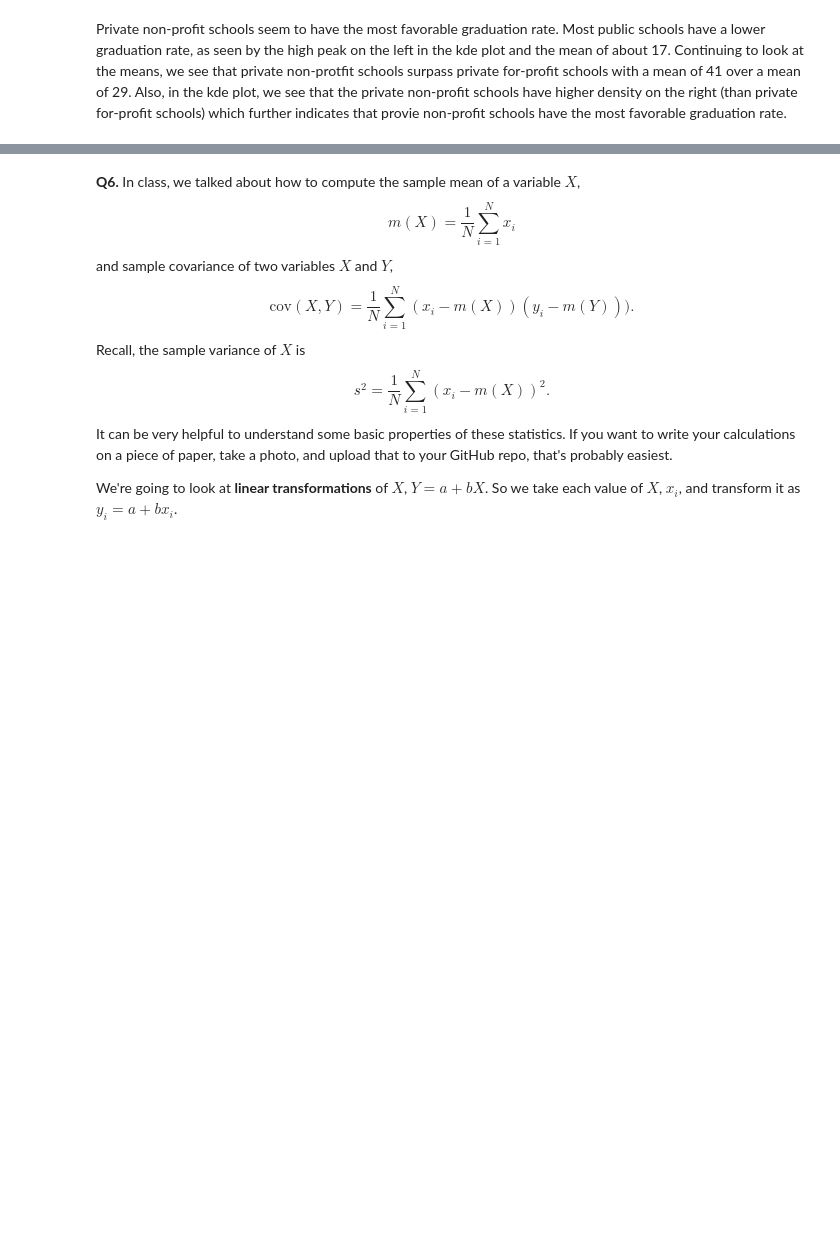
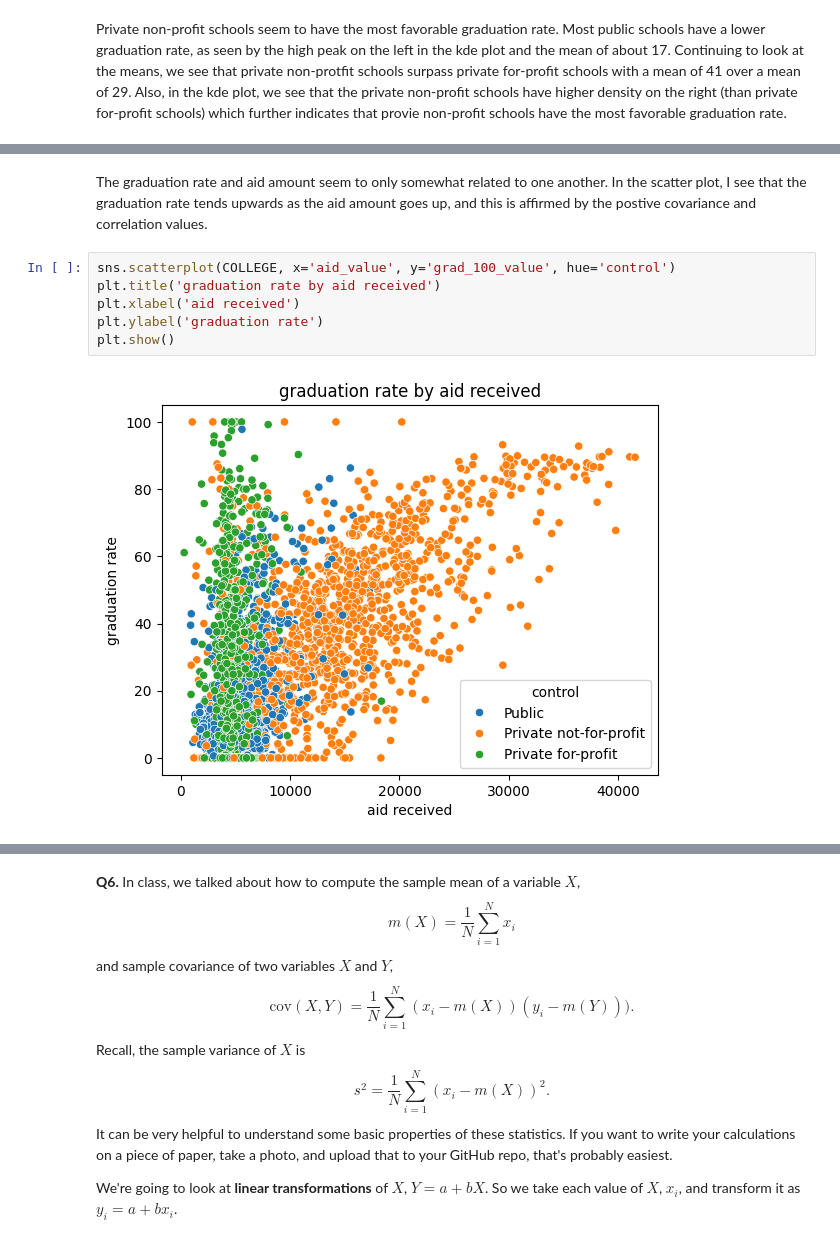
Before and after one commit to syd-nguyen/ds3021-assignments, a Jupyter notebook: assignments/01_assignment_wrangling_and_eda.ipynb, the cells around one changed output, grey strips where cells are left out. Cells and saved outputs as stored; diff of their text form; blank space fills up the shorter version.

```diff
--- a/assignments/01_assignment_wrangling_and_eda.ipynb
+++ b/assignments/01_assignment_wrangling_and_eda.ipynb
@@ -600,0 +614,10 @@ plt.show()
+# %% [markdown]
+The graduation rate and aid amount seem to only somewhat related to one another. In the scatter plot, I see that the graduation rate tends upwards as the aid amount goes up, and this is affirmed by the postive covariance and correlation values.
+# %%
+sns.scatterplot(COLLEGE, x='aid_value', y='grad_100_value', hue='control')
+plt.title('graduation rate by aid received')
+plt.xlabel('aid received')
+plt.ylabel('graduation rate')
+plt.show()
+# %% [output]
+[figure, added]
```
Also changed, not shown: parts of 8 cells of this notebook.
